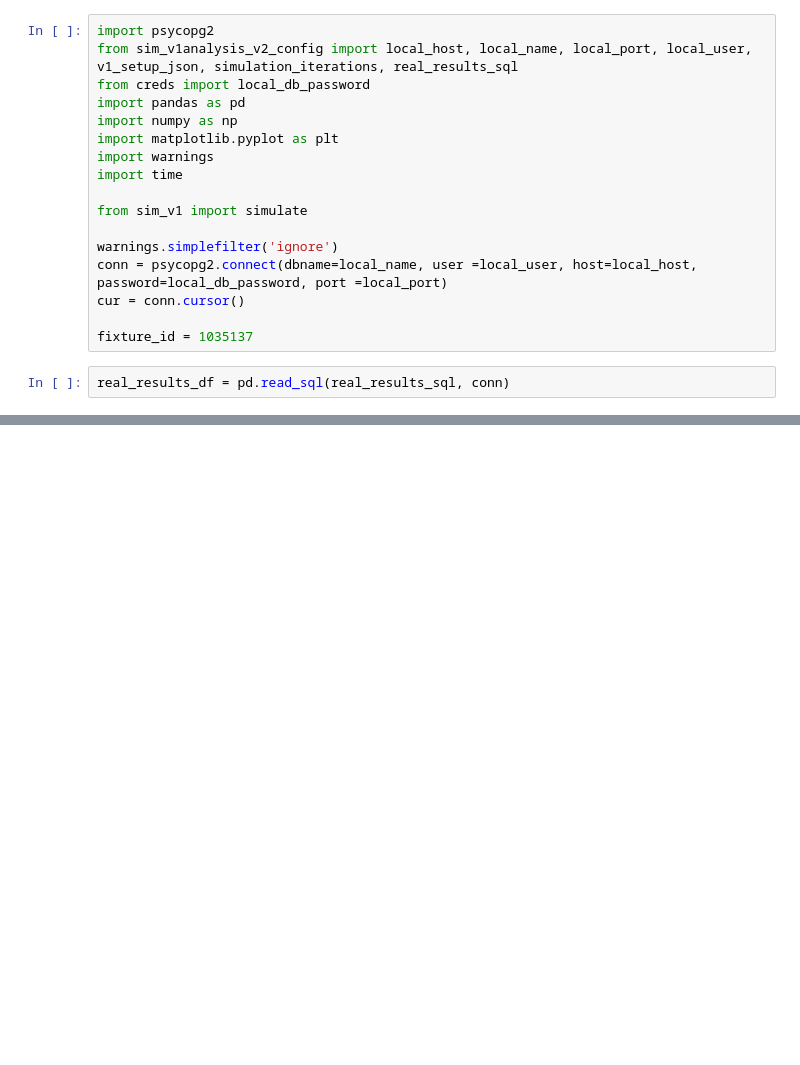
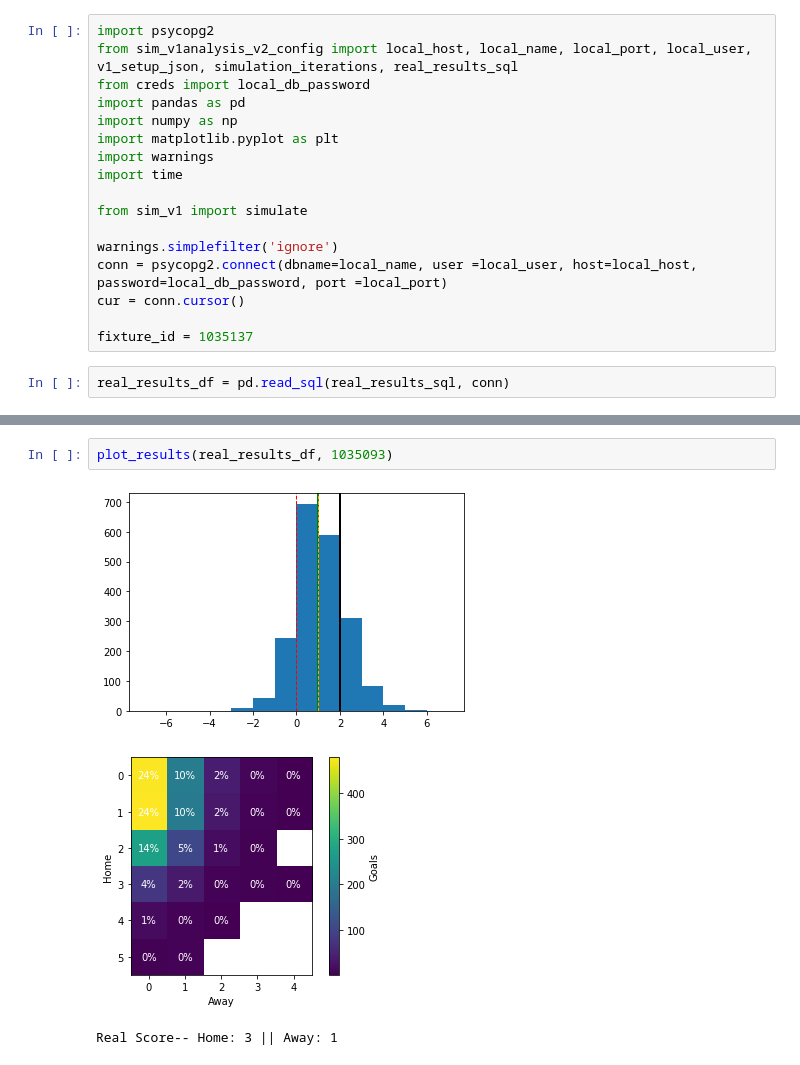
Before and after one commit to sak0213/fantasy-soccer, a Jupyter notebook: simulator/v1/sim_analysis._v2.ipynb, the cells around one changed output, grey strips where cells are left out. Cells and saved outputs as stored; diff of their text form; blank space fills up the shorter version.

```diff
--- a/simulator/v1/sim_analysis._v2.ipynb
+++ b/simulator/v1/sim_analysis._v2.ipynb
@@ -50,0 +64,6 @@ median_test = -1.0
+# %%
+plot_results(real_results_df, 1035093)
+# %% [output]
+[figure, added]
+[figure, added]
+Real Score-- Home: 3 || Away: 1
```
Also changed, not shown: parts of 2 cells of this notebook, 2 other files.
